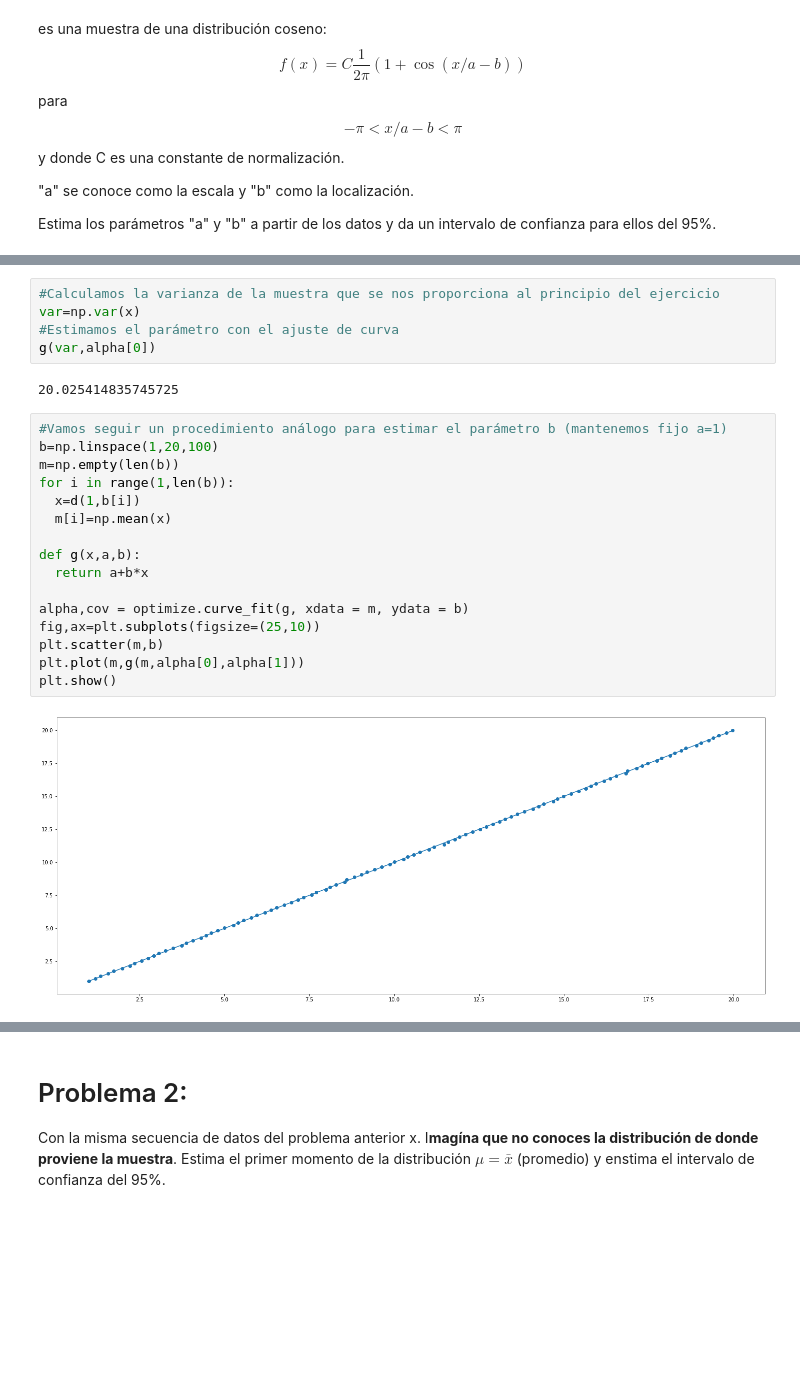
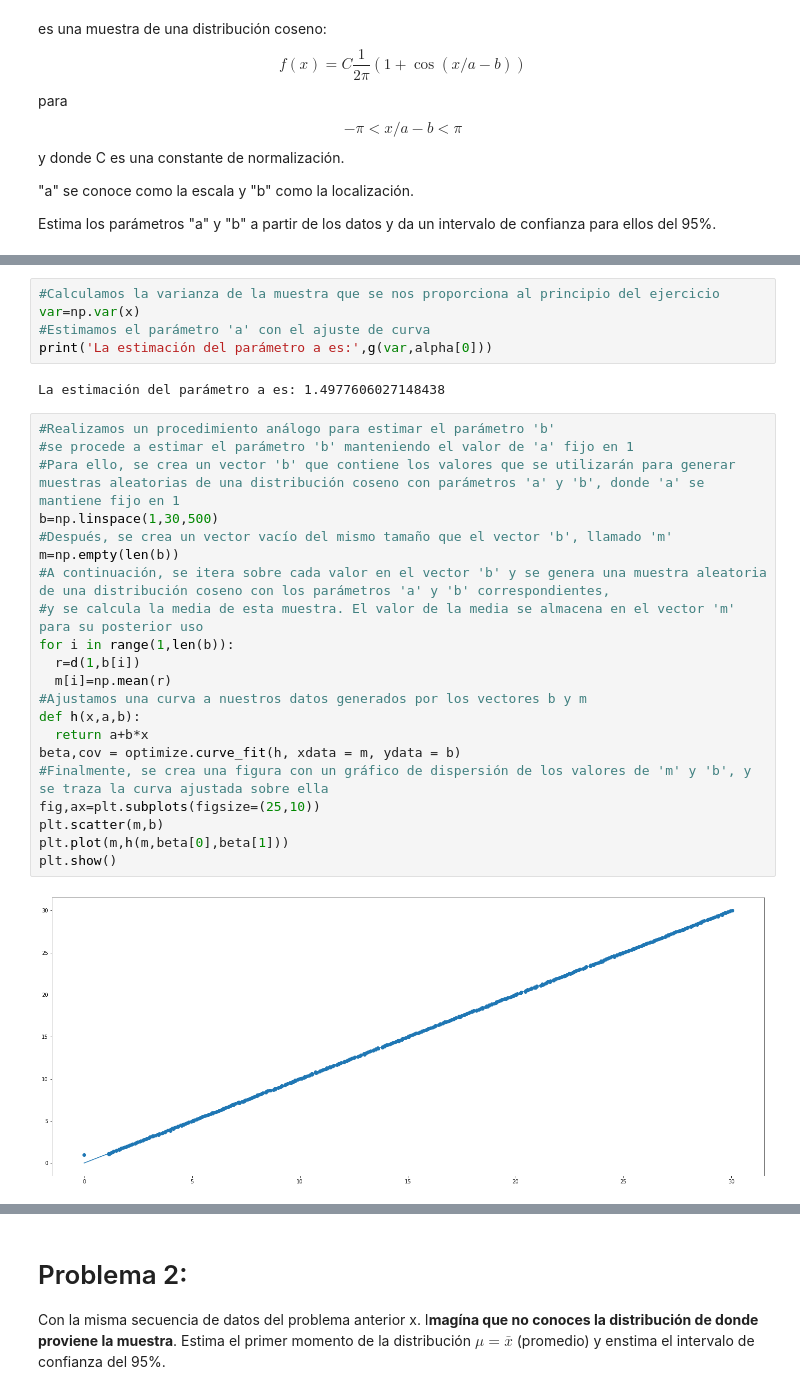
Before and after one commit to HilbertN/Analisis_de_datos_Tareas, a Jupyter notebook: Tarea2_Inferencia_Estadística.ipynb, the cells around one changed output, grey strips where cells are left out. Drawn from its saved outputs; the diff is of its cells as text; blank space fills up the shorter version.

```diff
--- a/Tarea2_Inferencia_Estadística.ipynb
+++ b/Tarea2_Inferencia_Estadística.ipynb
@@ -93,28 +85,33 @@ plt.show()
 # %%
 #Calculamos la varianza de la muestra que se nos proporciona al principio del ejercicio
 var=np.var(x)
-#Estimamos el parámetro con el ajuste de curva
-g(var,alpha[0])
+#Estimamos el parámetro 'a' con el ajuste de curva
+print('La estimación del parámetro a es:',g(var,alpha[0]))
 # %% [output]
-20.025414835745725
+La estimación del parámetro a es: 1.4977606027148438
-# %%
-#Vamos seguir un procedimiento análogo para estimar el parámetro b (mantenemos fijo a=1)
-b=np.linspace(1,20,100)
-m=np.empty(len(b))
-for i in range(1,len(b)):
-  x=d(1,b[i])
-  m[i]=np.mean(x)
-
-def g(x,a,b):
-  return a+b*x
-
-alpha,cov = optimize.curve_fit(g, xdata = m, ydata = b)
-fig,ax=plt.subplots(figsize=(25,10))
-plt.scatter(m,b)
-plt.plot(m,g(m,alpha[0],alpha[1]))
-plt.show()
-# %% [output]
-[figure, removed]
+# %%
+#Realizamos un procedimiento análogo para estimar el parámetro 'b'
+#se procede a estimar el parámetro 'b' manteniendo el valor de 'a' fijo en 1
+#Para ello, se crea un vector 'b' que contiene los valores que se utilizarán para generar muestras aleatorias de una distribución coseno con parámetros 'a' y 'b', donde 'a' se mantiene fijo en 1
+b=np.linspace(1,30,500)
+#Después, se crea un vector vacío del mismo tamaño que el vector 'b', llamado 'm'
+m=np.empty(len(b))
+#A continuación, se itera sobre cada valor en el vector 'b' y se genera una muestra aleatoria de una distribución coseno con los parámetros 'a' y 'b' correspondientes,
+#y se calcula la media de esta muestra. El valor de la media se almacena en el vector 'm' para su posterior uso
+for i in range(1,len(b)):
+  r=d(1,b[i])
+  m[i]=np.mean(r)
+#Ajustamos una curva a nuestros datos generados por los vectores b y m
+def h(x,a,b):
+  return a+b*x
+beta,cov = optimize.curve_fit(h, xdata = m, ydata = b)
+#Finalmente, se crea una figura con un gráfico de dispersión de los valores de 'm' y 'b', y se traza la curva ajustada sobre ella
+fig,ax=plt.subplots(figsize=(25,10))
+plt.scatter(m,b)
+plt.plot(m,h(m,beta[0],beta[1]))
+plt.show()
+# %% [output]
+[figure, added]
 # %%
 #Calculamos la media de la muestra que se nos proporciona al principio del ejercicio
 media=np.mean(x)
```
Also changed, not shown: parts of 11 cells of this notebook.
